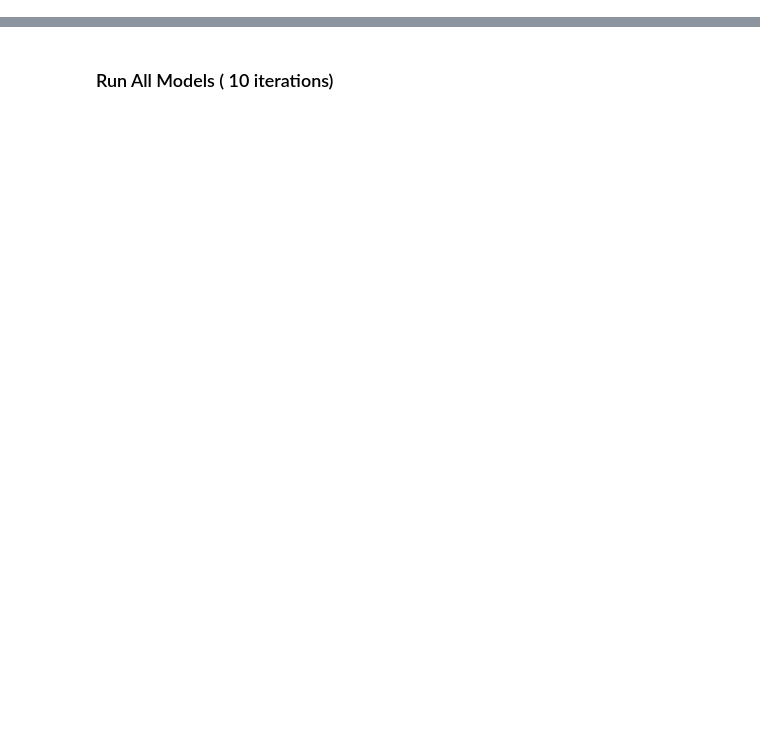
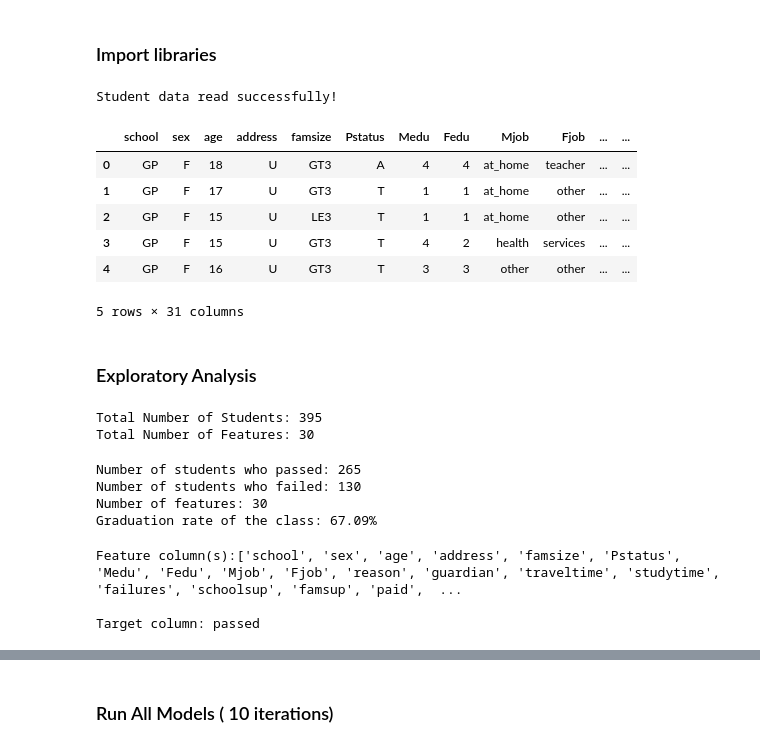
Before and after one commit to Tsmith5151/udacity-student-intervention, a Jupyter notebook: student_intervention.ipynb, the cells around one changed output, grey strips where cells are left out. Cells and saved outputs as stored; diff of their text form; code cells hidden in the pictures; blank space fills up the shorter version.

```diff
--- a/student_intervention.ipynb
+++ b/student_intervention.ipynb
@@ -318,0 +14,2 @@ F1 score for test set: (0.80519480519480513, 0.0026900768280029297)
+# %% [markdown]
+### Import libraries
@@ -318,0 +43,56 @@ F1 score for test set: (0.80519480519480513, 0.0026900768280029297)
+# %%
+#Read in csv file into pandas dataframe
+student_data = pd.read_csv("student-data.csv")
+print ("Student data read successfully!")
+# %% [output]
+Student data read successfully!
+# %%
+#return the first 5 rows (all columns)
+student_data.head()
+# %% [output]
+|  | school | sex | age | address | famsize | Pstatus | Medu | Fedu | Mjob | Fjob | ... | ... |
+| 0 | GP | F | 18 | U | GT3 | A | 4 | 4 | at_home | teacher | ... | ... |
+| 1 | GP | F | 17 | U | GT3 | T | 1 | 1 | at_home | other | ... | ... |
+| 2 | GP | F | 15 | U | LE3 | T | 1 | 1 | at_home | other | ... | ... |
+| 3 | GP | F | 15 | U | GT3 | T | 4 | 2 | health | services | ... | ... |
+| 4 | GP | F | 16 | U | GT3 | T | 3 | 3 | other | other | ... | ... |
+5 rows × 31 columns
+# %% [markdown]
+### Exploratory Analysis
+# %%
+#Dimensions of Data
+n_students = student_data.shape[0] #number of students (rows)
+n_features = student_data.shape[1]-1 #number of features (columns)
+print("Total Number of Students: {}".format(n_students))
+print("Total Number of Features: {}".format(n_features))
+# %% [output]
+Total Number of Students: 395
+Total Number of Features: 30
+# %%
+n_passed =  student_data[student_data['passed'] =='yes'].shape[0]
+n_failed =  student_data[student_data['passed'] == 'no'].shape[0]
+grad_rate = (n_passed*1.0) / (n_students*1.0) * 100
+
+print("Number of students who passed: {}".format(n_passed))
+print("Number of students who failed: {}".format(n_failed))
+print("Number of features: {}".format(n_features))
+print("Graduation rate of the class: {:.2f}%".format(float(grad_rate)))
+# %% [output]
+Number of students who passed: 265
+Number of students who failed: 130
+Number of features: 30
+Graduation rate of the class: 67.09%
+# %%
+# Extract feature (X) and target (y) columns
+feature_cols = list(student_data.columns[:-1])  # all columns but last are features
+target_col = student_data.columns[-1]  # last column is the target/label
+print("Feature column(s):{}".format(feature_cols))
+print("\nTarget column: {}".format(target_col))
+
+X_all = student_data[feature_cols]  # feature values for all students
+y_all = student_data[target_col]  # corresponding targets/labels
+#print X_all.head()  # print the first 5 rows
+# %% [output]
+Feature column(s):['school', 'sex', 'age', 'address', 'famsize', 'Pstatus', 'Medu', 'Fedu', 'Mjob', 'Fjob', 'reason', 'guardian', 'traveltime', 'studytime', 'failures', 'schoolsup', 'famsup', 'paid',  ...
+
+Target column: passed
```
Also changed, not shown: parts of 60 cells of this notebook.
